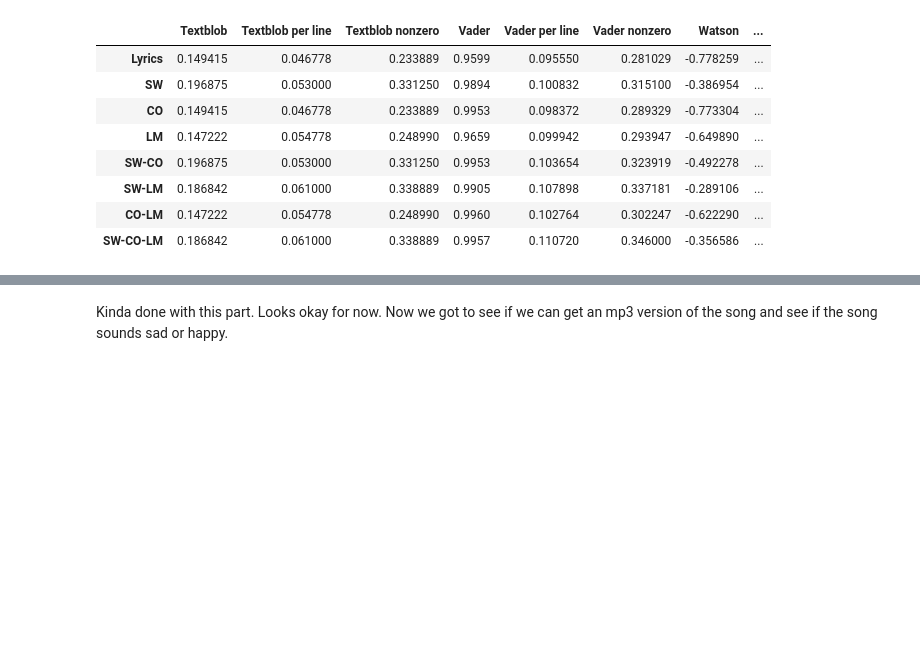
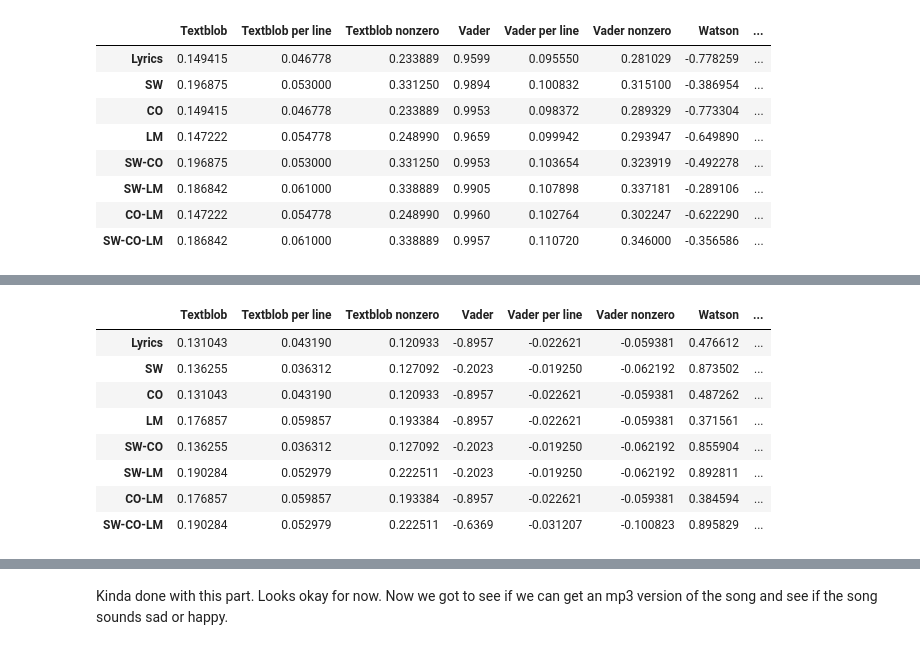
Before and after one commit to Thayyebsalim/music_analyisis, a Jupyter notebook: Music_Sentimental_analysis_NLP_by_Tone_and_Lyrics.ipynb, the cells around one changed output, grey strips where cells are left out. Cells and saved outputs as stored; diff of their text form; code cells hidden in the pictures; blank space fills up the shorter version.

```diff
--- a/Music_Sentimental_analysis_NLP_by_Tone_and_Lyrics.ipynb
+++ b/Music_Sentimental_analysis_NLP_by_Tone_and_Lyrics.ipynb
@@ -542,0 +742,12 @@ df
+# %%
+x[3]
+# %% [output]
+|  | Textblob | Textblob per line | Textblob nonzero | Vader | Vader per line | Vader nonzero | Watson | ... |
+| Lyrics | 0.131043 | 0.043190 | 0.120933 | -0.8957 | -0.022621 | -0.059381 | 0.476612 | ... |
+| SW | 0.136255 | 0.036312 | 0.127092 | -0.2023 | -0.019250 | -0.062192 | 0.873502 | ... |
+| CO | 0.131043 | 0.043190 | 0.120933 | -0.8957 | -0.022621 | -0.059381 | 0.487262 | ... |
+| LM | 0.176857 | 0.059857 | 0.193384 | -0.8957 | -0.022621 | -0.059381 | 0.371561 | ... |
+| SW-CO | 0.136255 | 0.036312 | 0.127092 | -0.2023 | -0.019250 | -0.062192 | 0.855904 | ... |
+| SW-LM | 0.190284 | 0.052979 | 0.222511 | -0.2023 | -0.019250 | -0.062192 | 0.892811 | ... |
+| CO-LM | 0.176857 | 0.059857 | 0.193384 | -0.8957 | -0.022621 | -0.059381 | 0.384594 | ... |
+| SW-CO-LM | 0.190284 | 0.052979 | 0.222511 | -0.6369 | -0.031207 | -0.100823 | 0.895829 | ... |
```
Also changed, not shown: parts of 30 cells of this notebook.
